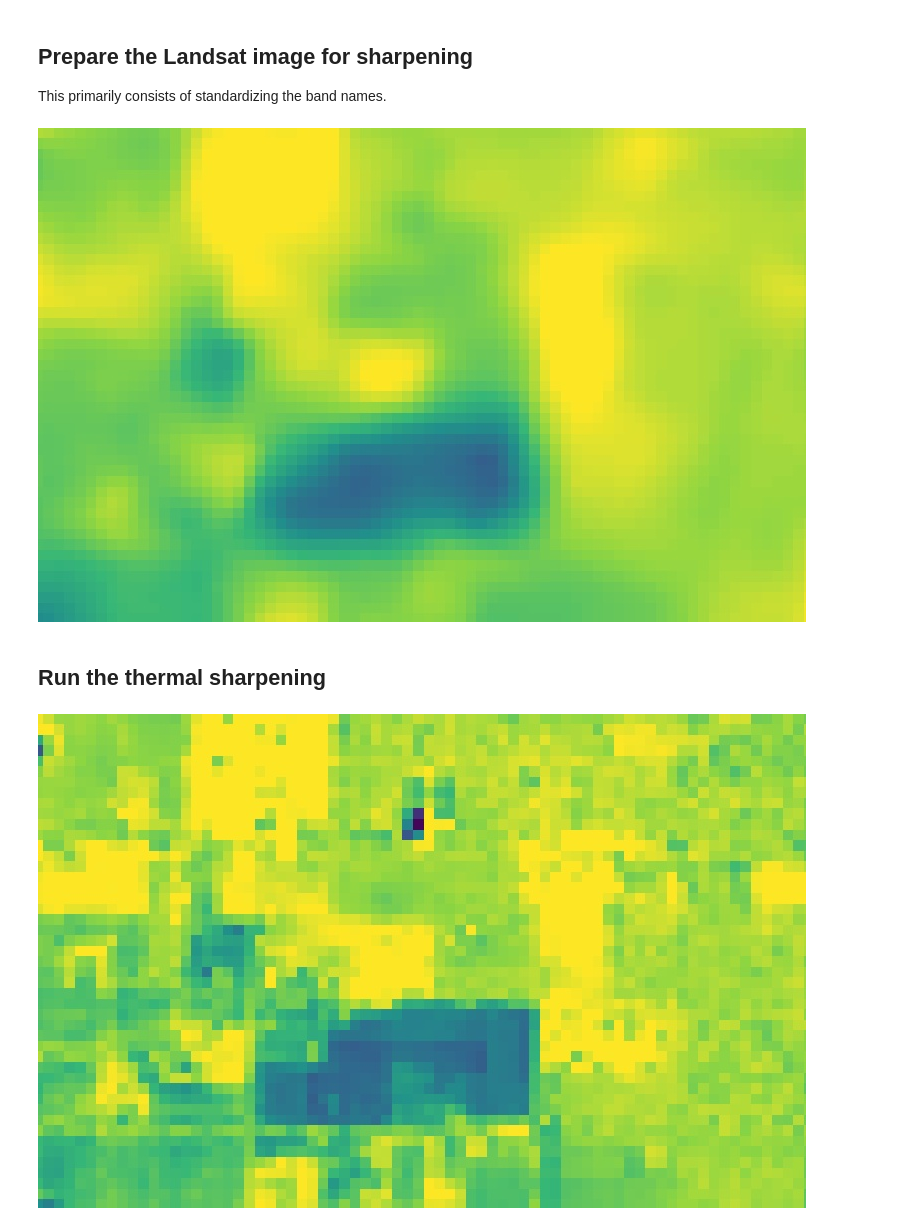
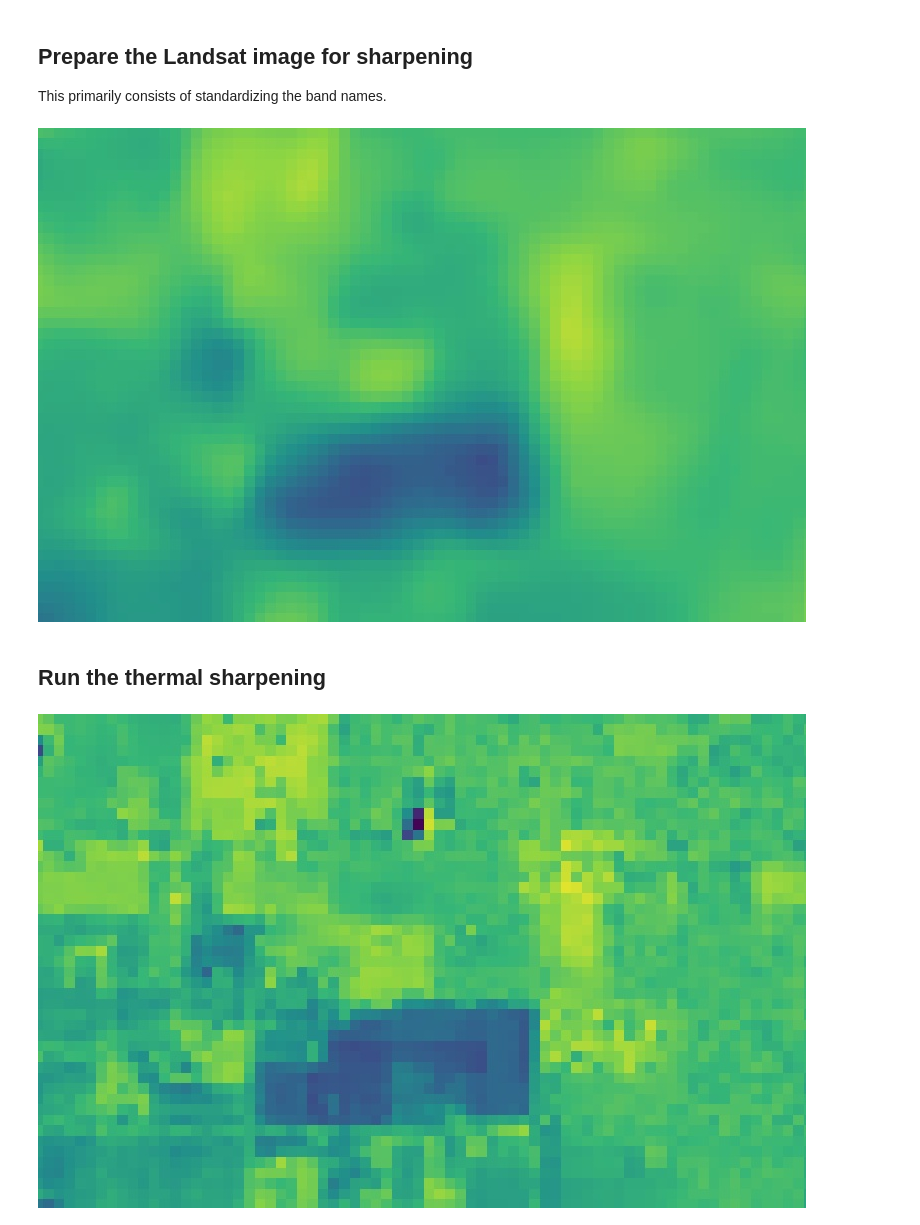
Before and after one commit to Open-ET/openet-landsat-lst, a Jupyter notebook: examples/landsat_thermal_sharpening.ipynb, the cells around one changed output. Drawn from its saved outputs; the diff is of its cells as text; code cells hidden in the pictures.

```diff
--- a/examples/landsat_thermal_sharpening.ipynb
+++ b/examples/landsat_thermal_sharpening.ipynb
@@ -45,35 +45,35 @@ This primarily consists of standardizing the band names.
 # %%
 # Copied from PTJPL Image.from_landsat_c1_sr()
 # CGM - The "SATELLITE" property must be set on the image for the algorithm to work
 input_bands = ee.Dictionary({
     'LANDSAT_5': ['B1', 'B2', 'B3', 'B4', 'B5', 'B7', 'B6', 'pixel_qa'],
     'LANDSAT_7': ['B1', 'B2', 'B3', 'B4', 'B5', 'B7', 'B6', 'pixel_qa'],
     'LANDSAT_8': ['B2', 'B3', 'B4', 'B5', 'B6', 'B7', 'B10', 'pixel_qa']})
 output_bands = ['blue', 'green', 'red', 'nir', 'swir1', 'swir2', 'tir', 'pixel_qa']
 spacecraft_id = ee.String(landsat_sr_img.get('SATELLITE'))
 prep_img = landsat_sr_img \
     .select(input_bands.get(spacecraft_id), output_bands) \
     .multiply([0.0001, 0.0001, 0.0001, 0.0001, 0.0001, 0.0001, 0.1, 1]) \
     .set({'system:index': landsat_sr_img.get('system:index'),
           'system:time_start': landsat_sr_img.get('system:time_start'),
           'system:id': landsat_sr_img.get('system:id'),
           'SATELLITE': spacecraft_id,
          })
 
 image_url = prep_img.select(['tir'])\
-    .getThumbURL({'min': 295, 'max': 315, 'palette': viridis_palette,
+    .getThumbURL({'min': 295, 'max': 320, 'palette': viridis_palette,
                   'dimensions':image_size, 'region': study_region})
 Image(url=image_url, embed=True, format='png')
 # %% [output]
-[figure, old version]
+[figure, new version]
 # %% [markdown]
 ## Run the thermal sharpening
 # %%
 output_img = openet.sharpen.thermal.landsat(prep_img)
 
 image_url = output_img.select(['tir_sharpened'])\
-    .getThumbURL({'min': 295, 'max': 315, 'palette': viridis_palette,
+    .getThumbURL({'min': 295, 'max': 320, 'palette': viridis_palette,
                   'dimensions':image_size, 'region': study_region})
 Image(url=image_url, embed=True, format='png')
 # %% [output]
-[figure, old version]
+[figure, new version]
```
Also changed, not shown: parts of 4 cells of this notebook, 1 other file.
